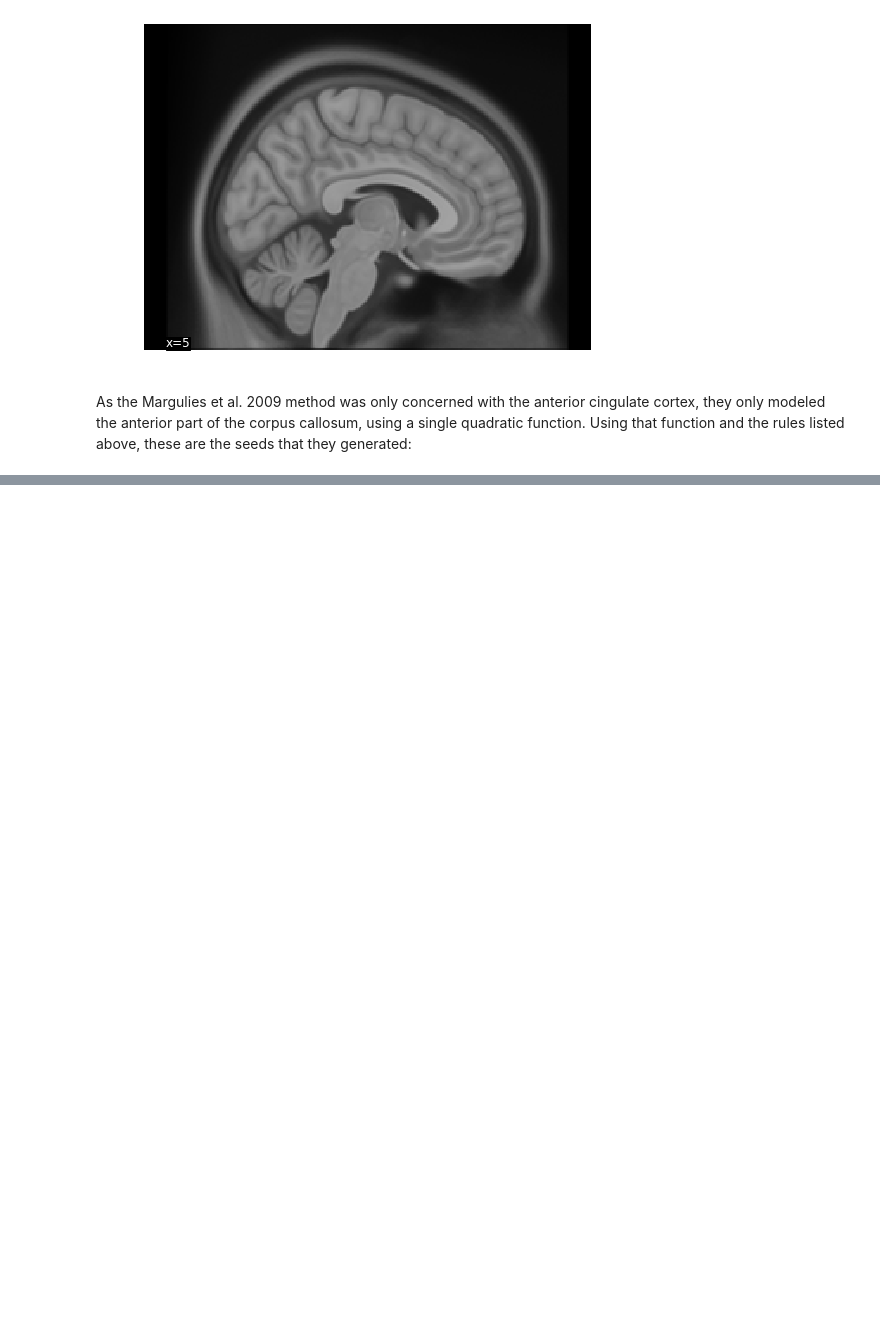
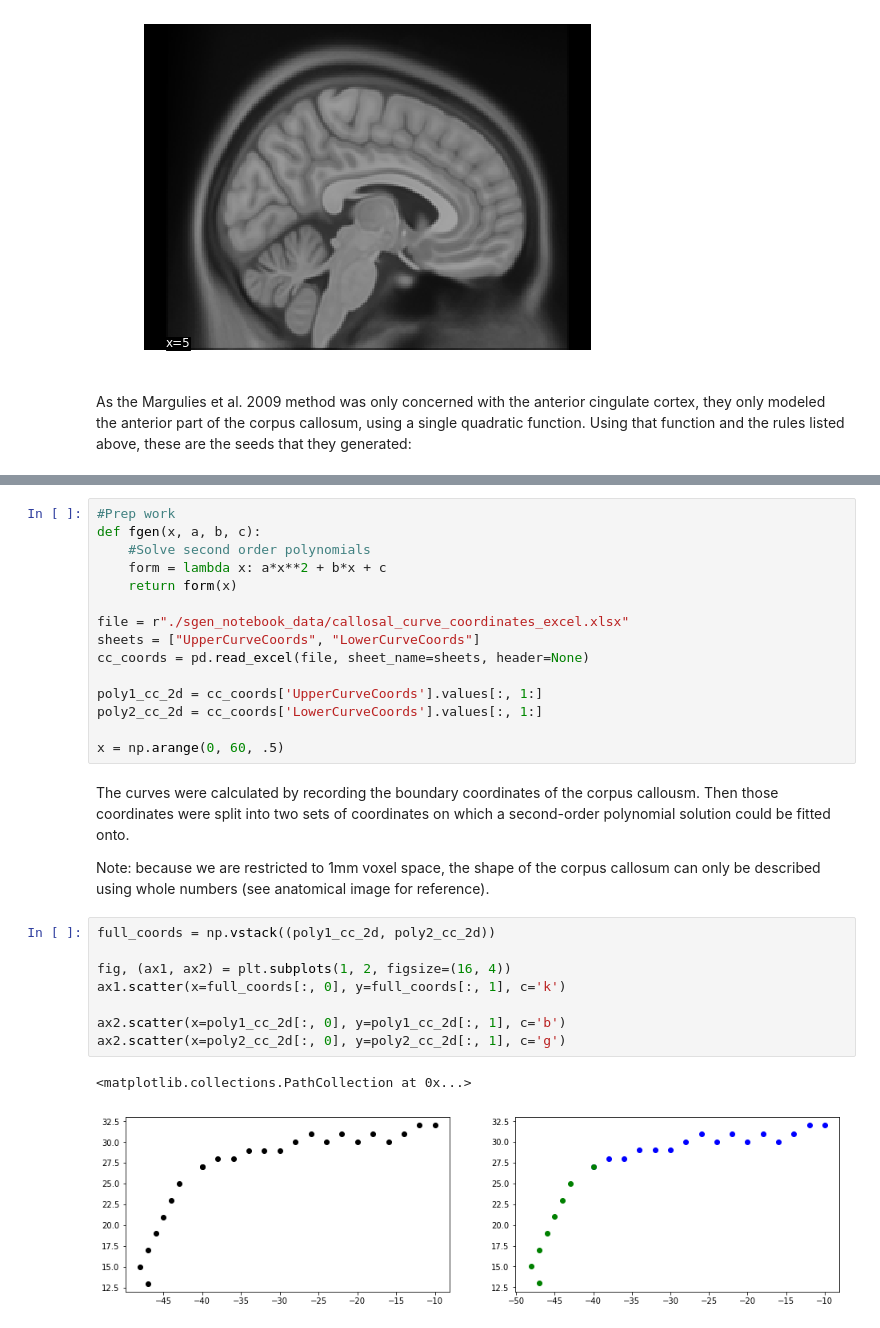
Before and after one commit to boredStats/cingulate-cortex-parcellation, a Jupyter notebook: create_seeds/Seed Generation Demo.ipynb, the cells around one changed output, grey strips where cells are left out. Drawn from its saved outputs; the diff is of its cells as text; blank space fills up the shorter version.

```diff
--- a/create_seeds/Seed Generation Demo.ipynb
+++ b/create_seeds/Seed Generation Demo.ipynb
@@ -43,0 +46,30 @@ plot_connectome(np.zeros(shape=[n, n]), acc_coords, ['k']*n, display_mode='x')
+# %%
+#Prep work
+def fgen(x, a, b, c):
+    #Solve second order polynomials
+    form = lambda x: a*x**2 + b*x + c
+    return form(x)
+
+file = r"./sgen_notebook_data/callosal_curve_coordinates_excel.xlsx"
+sheets = ["UpperCurveCoords", "LowerCurveCoords"]
+cc_coords = pd.read_excel(file, sheet_name=sheets, header=None)
+
+poly1_cc_2d = cc_coords['UpperCurveCoords'].values[:, 1:]
+poly2_cc_2d = cc_coords['LowerCurveCoords'].values[:, 1:]
+
+x = np.arange(0, 60, .5)
+# %% [markdown]
+The curves were calculated by recording the boundary coordinates of the corpus callousm. Then those coordinates were split into two sets of coordinates on which a second-order polynomial solution could be fitted onto.
+
+Note: because we are restricted to 1mm voxel space, the shape of the corpus callosum can only be described using whole numbers (see anatomical image for reference).
+# %%
+full_coords = np.vstack((poly1_cc_2d, poly2_cc_2d))
+
+fig, (ax1, ax2) = plt.subplots(1, 2, figsize=(16, 4))
+ax1.scatter(x=full_coords[:, 0], y=full_coords[:, 1], c='k')
+
+ax2.scatter(x=poly1_cc_2d[:, 0], y=poly1_cc_2d[:, 1], c='b')
+ax2.scatter(x=poly2_cc_2d[:, 0], y=poly2_cc_2d[:, 1], c='g')
+# %% [output]
+<matplotlib.collections.PathCollection at 0x...>
+[figure, added]
```
Also changed, not shown: parts of 5 cells of this notebook, 29 other files.
